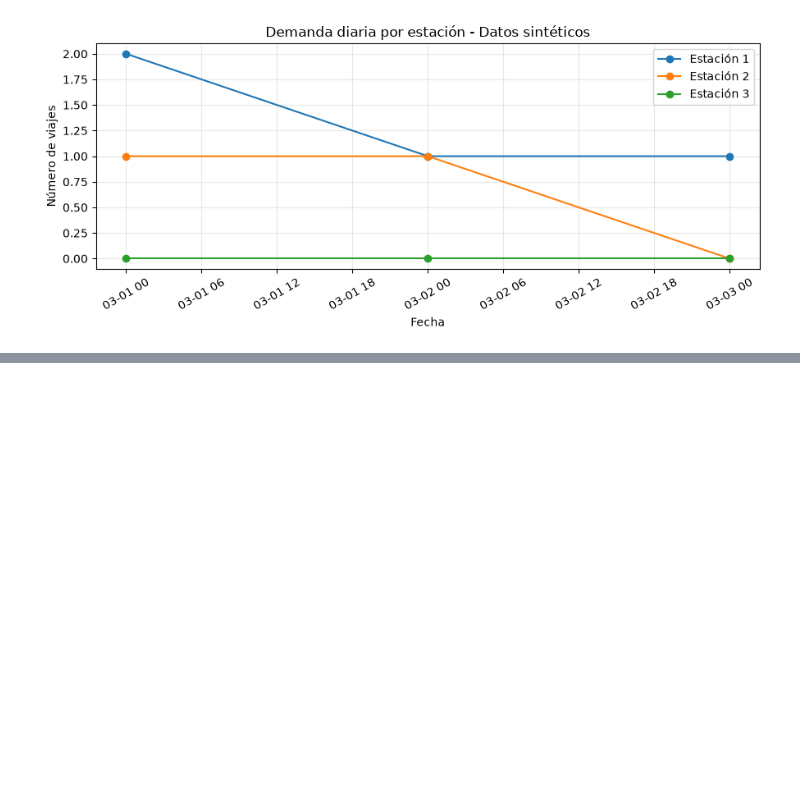
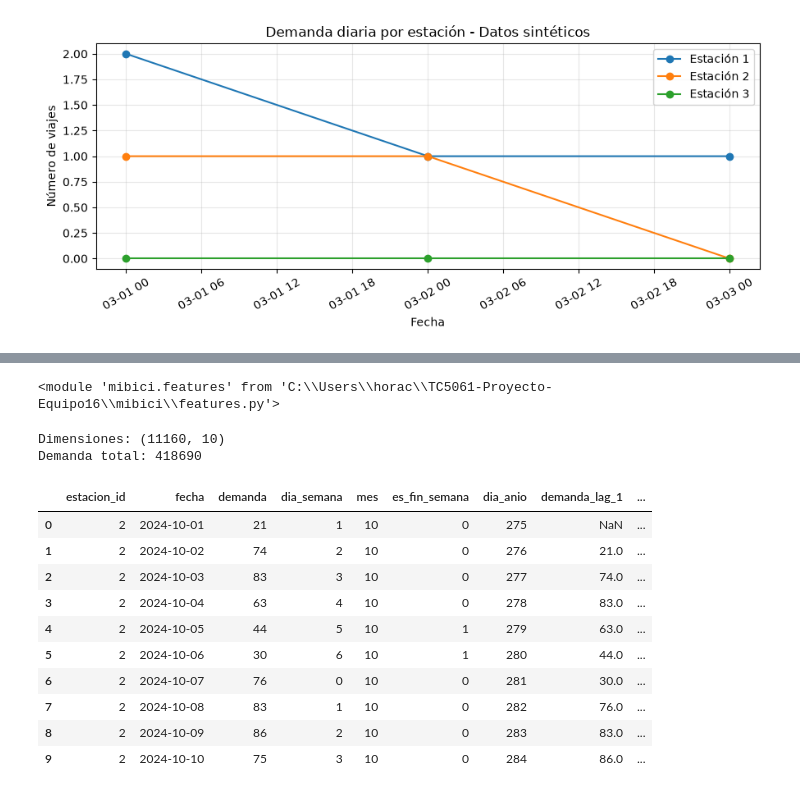
Before and after one commit to CristhianHernandez/TC5061-Proyecto-Equipo16, a Jupyter notebook: notebooks/1.0-hh2-exploracion-viajes.ipynb, the cells around one changed output, grey strips where cells are left out. Drawn from its saved outputs; the diff is of its cells as text; code cells hidden in the pictures; blank space fills up the shorter version.

Commit message:
feat: implementar variables y evaluacion del modelo P1

```diff
--- a/notebooks/1.0-hh2-exploracion-viajes.ipynb
+++ b/notebooks/1.0-hh2-exploracion-viajes.ipynb
@@ -251,0 +1224,7 @@ plt.show()
+# %%
+import importlib
+import mibici.features
+
+importlib.reload(mibici.features)
+# %% [output]
+<module 'mibici.features' from 'C:\\Users\\horac\\TC5061-Proyecto-Equipo16\\mibici\\features.py'>
@@ -251,0 +1240,38 @@ plt.show()
+# %%
+# ---- P1: Integración de variables predictoras ---- #
+
+df_p1 = demanda_diaria_modulo(
+    viajes=df_viajes_limpio,
+    estaciones=estaciones_reales,
+    fecha_inicio="2024-10-01",
+    fecha_fin="2024-10-31",
+)
+
+df_p1 = filtrar_por_primera_actividad(
+    demanda=df_p1,
+    actividad_estaciones=df_actividad_estaciones,
+)
+
+df_p1 = agregar_features_calendario(df_p1)
+df_p1 = agregar_lag_demanda(df_p1)
+df_p1 = agregar_lag_7(df_p1)
+df_p1 = agregar_media_movil_7(df_p1)
+
+print("Dimensiones:", df_p1.shape)
+print("Demanda total:", df_p1["demanda"].sum())
+
+display(df_p1.head(10))
+# %% [output]
+Dimensiones: (11160, 10)
+Demanda total: 418690
+|  | estacion_id | fecha | demanda | dia_semana | mes | es_fin_semana | dia_anio | demanda_lag_1 | ... |
+| 0 | 2 | 2024-10-01 | 21 | 1 | 10 | 0 | 275 | NaN | ... |
+| 1 | 2 | 2024-10-02 | 74 | 2 | 10 | 0 | 276 | 21.0 | ... |
+| 2 | 2 | 2024-10-03 | 83 | 3 | 10 | 0 | 277 | 74.0 | ... |
+| 3 | 2 | 2024-10-04 | 63 | 4 | 10 | 0 | 278 | 83.0 | ... |
+| 4 | 2 | 2024-10-05 | 44 | 5 | 10 | 1 | 279 | 63.0 | ... |
+| 5 | 2 | 2024-10-06 | 30 | 6 | 10 | 1 | 280 | 44.0 | ... |
+| 6 | 2 | 2024-10-07 | 76 | 0 | 10 | 0 | 281 | 30.0 | ... |
+| 7 | 2 | 2024-10-08 | 83 | 1 | 10 | 0 | 282 | 76.0 | ... |
+| 8 | 2 | 2024-10-09 | 86 | 2 | 10 | 0 | 283 | 83.0 | ... |
+| 9 | 2 | 2024-10-10 | 75 | 3 | 10 | 0 | 284 | 86.0 | ... |
```
Also changed, not shown: parts of 51 cells of this notebook, 2 other files.
